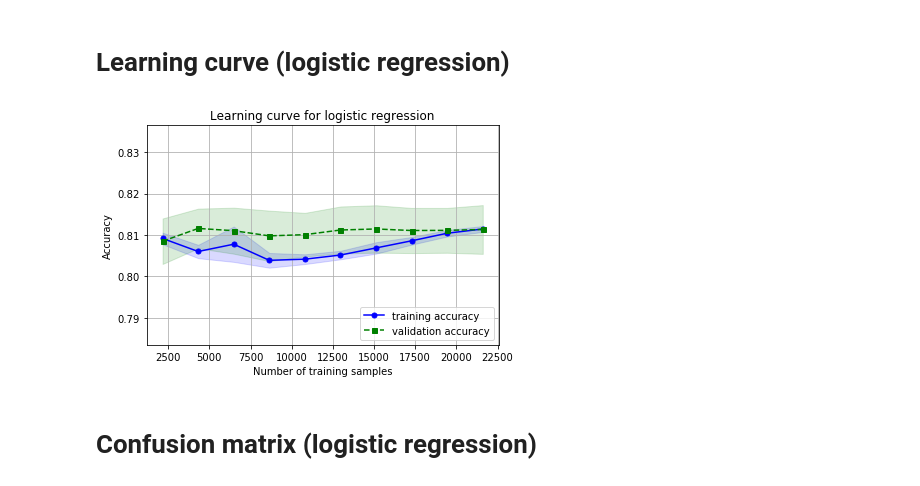
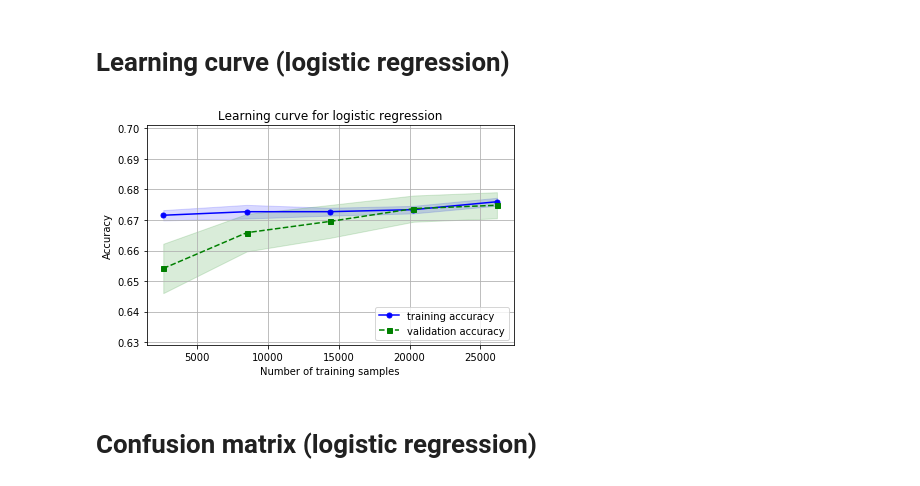
Before and after one commit to klekomtsev/springboard, a Jupyter notebook: capstone1/machine_learning.ipynb, the cells around one changed output. Cells and saved outputs as stored; diff of their text form; code cells hidden in the pictures.

```diff
--- a/capstone1/machine_learning.ipynb
+++ b/capstone1/machine_learning.ipynb
@@ -204,17 +337,17 @@ def validation_curve_plot(X_train, y_train, clf, param_range, param_name, clf_na
-# %%
-X = df_ml.drop(['default'], axis = 1).values
-y = df_ml[['default']].values.ravel()
-
-X_train, X_test, y_train, y_test = \
-        train_test_split(X, y, test_size=0.20, random_state=1)
 # %% [markdown]
 # Logistic regression
 # %%
-clf = LogisticRegression(solver = 'lbfgs', max_iter = 250)
+from sklearn.metrics import roc_auc_score
+
+clf = LogisticRegression(solver = 'lbfgs', penalty = 'l2', n_jobs = -1, max_iter = 150)
 
 # Fit the model on the trainng data.
 clf.fit(X_train, y_train)
 
-print('Training accuracy:', accuracy_score(clf.predict(X_train), y_train))
-print('Test accuracy:', accuracy_score(clf.predict(X_test), y_test))
+y_pred_train = clf.predict(X_train)
+y_pred_test = clf.predict(X_test)
+
+print('Training accuracy:', accuracy_score(y_true = y_train, y_pred = y_pred_train))
+print('Test accuracy:', accuracy_score(y_true = y_test, y_pred = y_pred_test))
+print('AUC score for the test data:', roc_auc_score(y_true = y_test, y_score = clf.predict_proba(X_test)[:,1]))
 # %% [output]
@@ -226,11 +360,11 @@ Test accuracy: 0.809
 kfold = StratifiedKFold(n_splits=5, shuffle=True, random_state=1)
 
 scores = []
-for k, (train, test) in enumerate(kfold.split(X,y)):
-    clf.fit(X[train], y[train])
-    score = clf.score(X[test], y[test])
+for k, (train_fold, test_fold) in enumerate(kfold.split(X_train.values, y_train)):
+    clf.fit(X_train.values[train_fold], y_train[train_fold])
+    score = clf.score(X_train.values[test_fold], y_train[test_fold])
     scores.append(score)
-    print('Fold: %s, Class dist.: %s, Train accuracy: %.3f' % (k+1, np.bincount(y[train]), score))
+    print('Fold: %s, Class dist.: %s, Train accuracy: %.3f' % (k+1, np.bincount(y_train[train_fold]), score))
 
 print('\nCV accuracy: %.3f +/- %.3f' % (np.mean(scores), np.std(scores)))
 # %% [output]
@@ -260,7 +394,7 @@ param_grid = [{'C': C_range, 'solver': solvers}]
 gs = GridSearchCV(estimator=clf,
                   param_grid=param_grid,
                   scoring='accuracy',
-                  cv=10,
+                  cv=5,
                   n_jobs=-1)
 gs = gs.fit(X_train, y_train)
 print(gs.best_score_)
@@ -277,9 +411,9 @@ Test accuracy: 0.809
 # %% [markdown]
 # Learning curve (logistic regression)
 # %%
-learning_curve_plot(X_train, y_train, best_clf, 'logistic regression').show()
+learning_curve_plot(X_train.values, y_train, best_clf, 'logistic regression').show()
 # %% [output]
-[figure, old version]
+[figure, new version]
 # %% [markdown]
 # Confusion matrix (logistic regression)
 # %%
```
Also changed, not shown: parts of 78 cells of this notebook.
